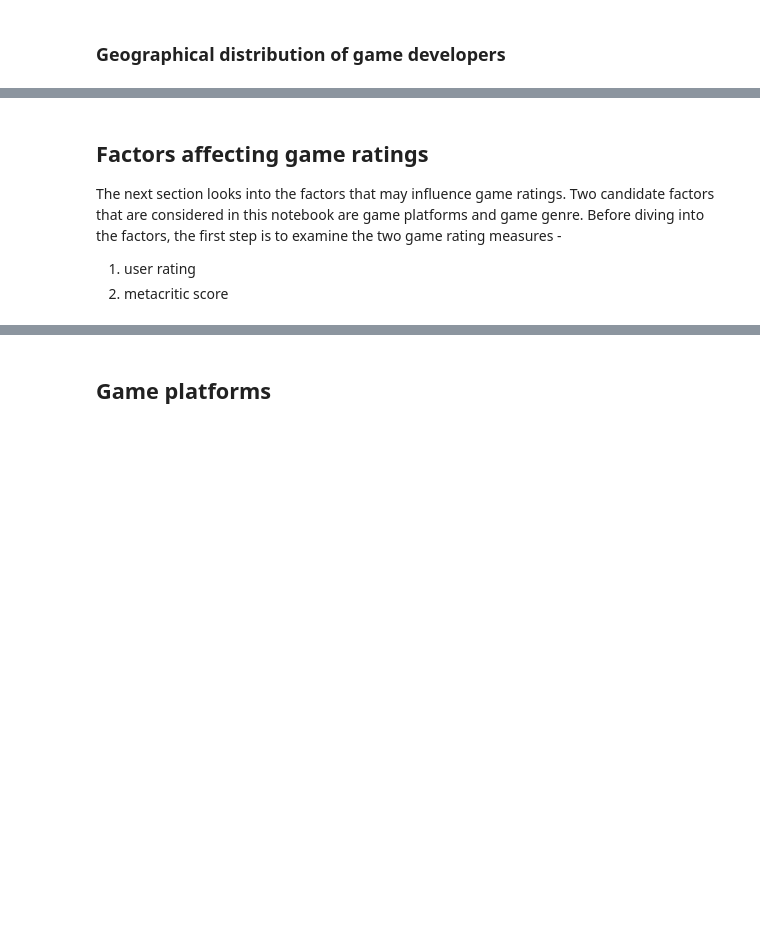
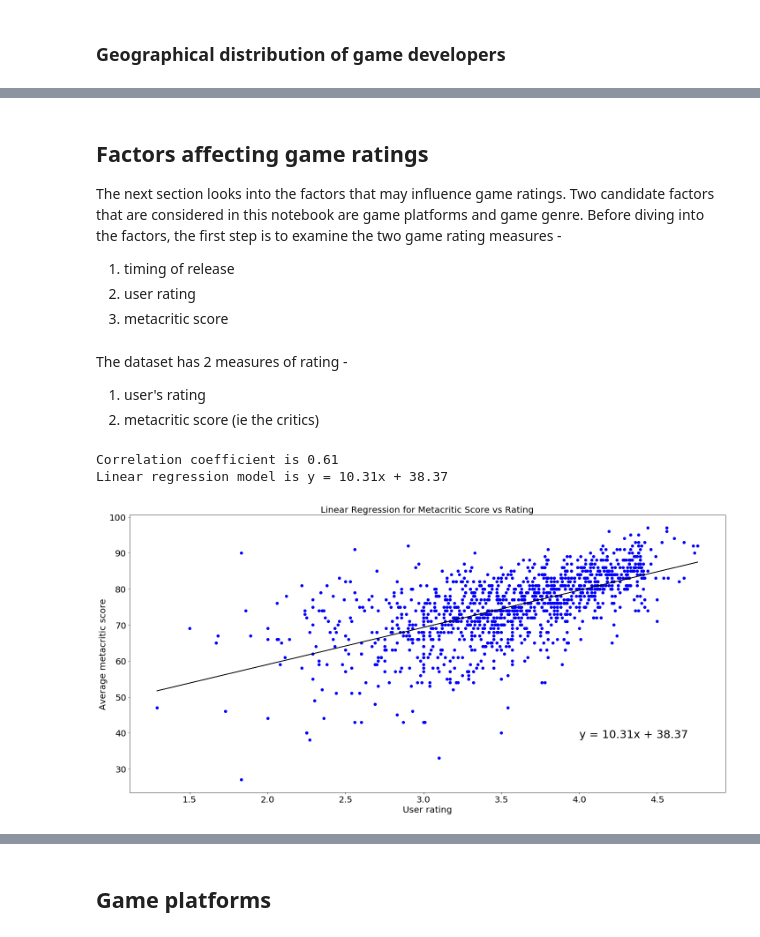
Before and after one commit to Rishi0406/project_1, a Jupyter notebook: all_analysis_final.ipynb, the cells around one changed output, grey strips where cells are left out. Drawn from its saved outputs; the diff is of its cells as text; code cells hidden in the pictures; blank space fills up the shorter version.

```diff
--- a/all_analysis_final.ipynb
+++ b/all_analysis_final.ipynb
@@ -421,8 +353,41 @@ fig
 The next section looks into the factors that may influence game ratings.
 Two candidate factors that are considered in this notebook are game platforms and game genre.
 Before diving into the factors, the first step is to examine the two game rating measures -
-1. user rating
+1. timing of release
+2. user rating
 2. metacritic score
+# %% [markdown]
+The dataset has 2 measures of rating -
+1. user's rating
+2. metacritic score (ie the critics)
+# %%
+# user rating VS metacritic score
+mean_rating = game_df.groupby(["name"])["rating"].mean()
+mean_metascore = game_df.groupby(["name"])["metacritic score"].mean()
+
+slope, intercept, rvalue, pvalue, stderror = st.linregress(mean_rating, mean_metascore)
+linear = "y = " + str(round(slope,2)) + "x + " + str(round(intercept,2))
+
+print(f"Correlation coefficient is {round(rvalue,2)}")
+print(f"Linear regression model is {linear}")
+
+regression = mean_rating*slope + intercept
+plt.figure(figsize=(20,10))
+plt.annotate(linear, (4,38.6), fontsize=25, color="black")
+plt.scatter(mean_rating, mean_metascore, color='blue')
+plt.plot(mean_rating, regression, color="black")
+plt.title("Linear Regression for Metacritic Score vs Rating", fontsize=20)
+plt.xlabel("User rating", fontsize=20)
+plt.ylabel("Average metacritic score", fontsize=20)
+plt.xticks(fontsize=20)
+plt.yticks(fontsize=20)
+plt.tight_layout()
+
+plt.savefig("figures/gamerating.png")
+# %% [output]
+Correlation coefficient is 0.61
+Linear regression model is y = 10.31x + 38.37
+[figure, added]
 # %%
 # quartiles, outliers and interquartile range for user rating
 rating = game_df["rating"]
```
Also changed, not shown: parts of 28 cells of this notebook, 7 other files.
